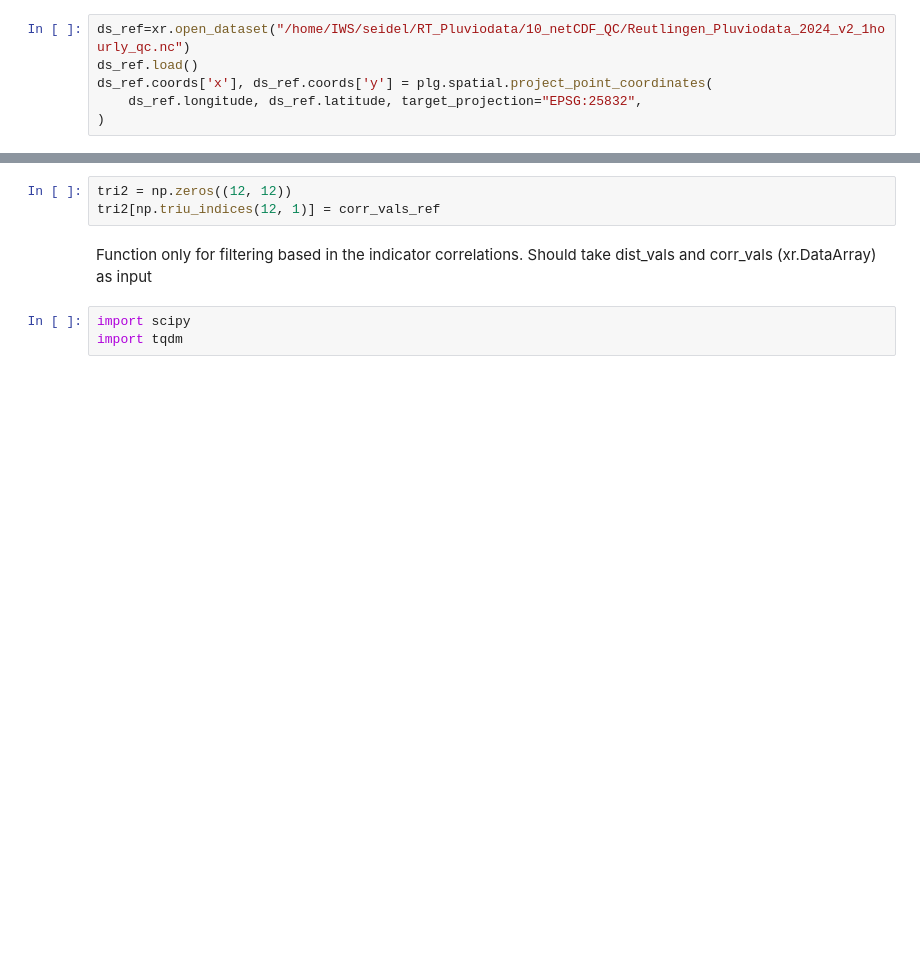
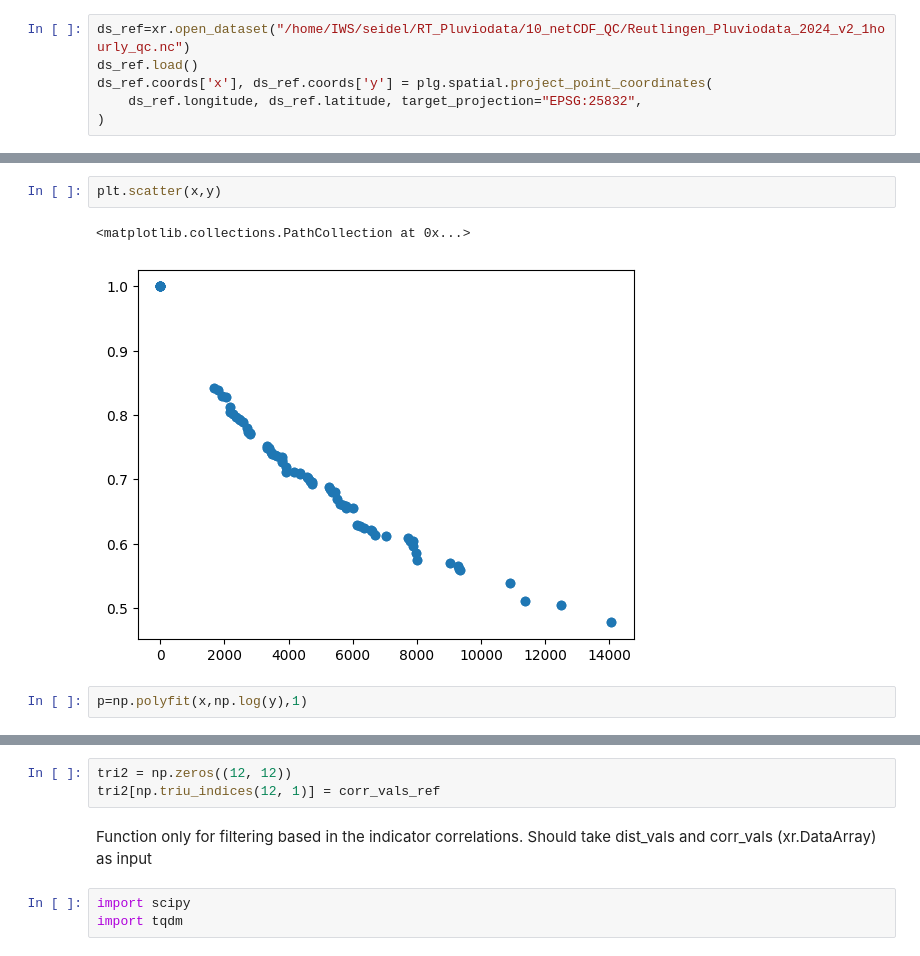
Before and after one commit to OpenSenseAction/pypwsqc, a Jupyter notebook: docs/notebooks/pwspyqc_dev_scratchpad.ipynb, the cells around one changed output, grey strips where cells are left out. Saved outputs shown, nothing was run; the diff lists cells and outputs as text; blank space fills up the shorter version.

```diff
--- a/docs/notebooks/pwspyqc_dev_scratchpad.ipynb
+++ b/docs/notebooks/pwspyqc_dev_scratchpad.ipynb
@@ -135,0 +195,7 @@ dist_mtx_ref, indcorr_mtx_ref= pyqc.calc_indic_corr_all_stns(
+# %%
+plt.scatter(x,y)
+# %% [output]
+<matplotlib.collections.PathCollection at 0x...>
+[figure, added]
+# %%
+p=np.polyfit(x,np.log(y),1)
```
Also changed, not shown: parts of 71 cells of this notebook.
